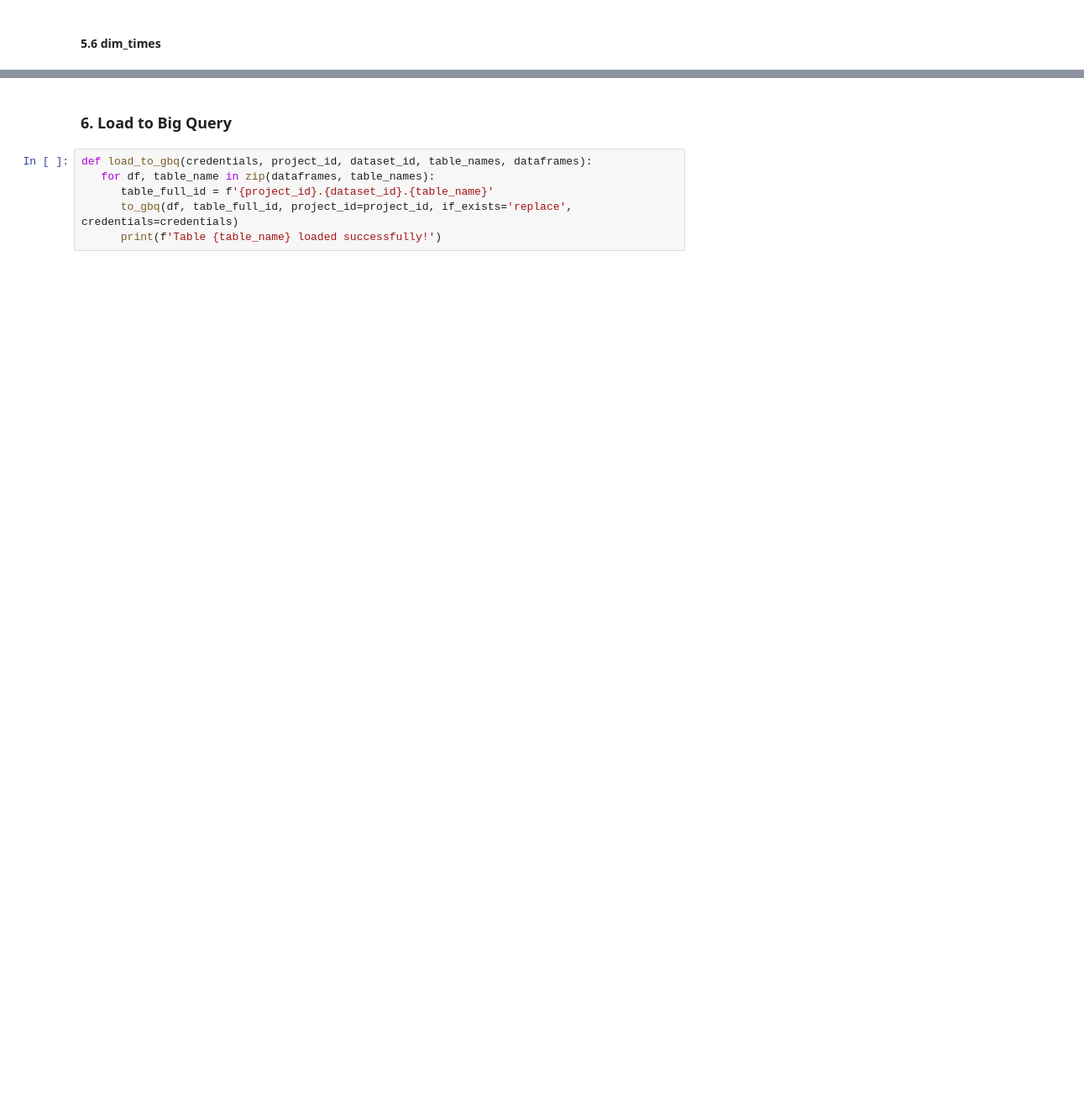
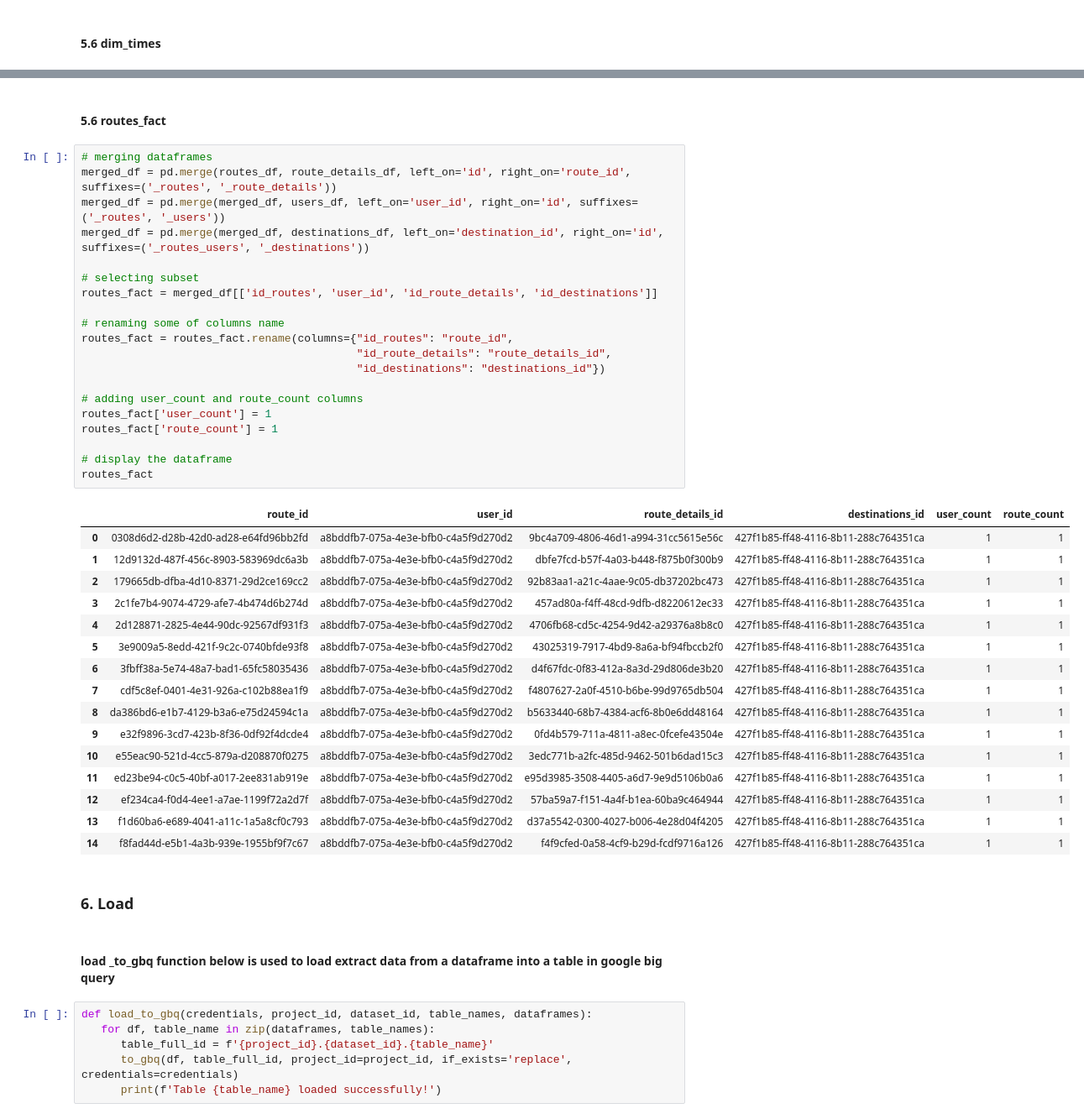
Before and after one commit to Capstone-Project-Sustain-Tour-Group-3/de-capstone, a Jupyter notebook: etl_pipeline_routes.ipynb, the cells around one changed output, grey strips where cells are left out. Shown at 84% size. Saved outputs shown, nothing was run; the diff lists cells and outputs as text; blank space fills up the shorter version.

Commit message:
etl-routes

```diff
--- a/etl_pipeline_routes.ipynb
+++ b/etl_pipeline_routes.ipynb
@@ -231,5 +286,46 @@ dim_times.head()
+# %% [markdown]
+#### 5.6 routes_fact
+# %%
+# merging dataframes
+merged_df = pd.merge(routes_df, route_details_df, left_on='id', right_on='route_id', suffixes=('_routes', '_route_details'))
+merged_df = pd.merge(merged_df, users_df, left_on='user_id', right_on='id', suffixes=('_routes', '_users'))
+merged_df = pd.merge(merged_df, destinations_df, left_on='destination_id', right_on='id', suffixes=('_routes_users', '_destinations'))
+
+# selecting subset
+routes_fact = merged_df[['id_routes', 'user_id', 'id_route_details', 'id_destinations']]
+
+# renaming some of columns name
+routes_fact = routes_fact.rename(columns={"id_routes": "route_id",
+                                          "id_route_details": "route_details_id",
+                                          "id_destinations": "destinations_id"})
+
+# adding user_count and route_count columns
+routes_fact['user_count'] = 1
+routes_fact['route_count'] = 1
+
+# display the dataframe
+routes_fact
+# %% [output]
+|  | route_id | user_id | route_details_id | destinations_id | user_count | route_count |
+| 0 | 0308d6d2-d28b-42d0-ad28-e64fd96bb2fd | a8bddfb7-075a-4e3e-bfb0-c4a5f9d270d2 | 9bc4a709-4806-46d1-a994-31cc5615e56c | 427f1b85-ff48-4116-8b11-288c764351ca | 1 | 1 |
+| 1 | 12d9132d-487f-456c-8903-583969dc6a3b | a8bddfb7-075a-4e3e-bfb0-c4a5f9d270d2 | dbfe7fcd-b57f-4a03-b448-f875b0f300b9 | 427f1b85-ff48-4116-8b11-288c764351ca | 1 | 1 |
+| 2 | 179665db-dfba-4d10-8371-29d2ce169cc2 | a8bddfb7-075a-4e3e-bfb0-c4a5f9d270d2 | 92b83aa1-a21c-4aae-9c05-db37202bc473 | 427f1b85-ff48-4116-8b11-288c764351ca | 1 | 1 |
+| 3 | 2c1fe7b4-9074-4729-afe7-4b474d6b274d | a8bddfb7-075a-4e3e-bfb0-c4a5f9d270d2 | 457ad80a-f4ff-48cd-9dfb-d8220612ec33 | 427f1b85-ff48-4116-8b11-288c764351ca | 1 | 1 |
+| 4 | 2d128871-2825-4e44-90dc-92567df931f3 | a8bddfb7-075a-4e3e-bfb0-c4a5f9d270d2 | 4706fb68-cd5c-4254-9d42-a29376a8b8c0 | 427f1b85-ff48-4116-8b11-288c764351ca | 1 | 1 |
+| 5 | 3e9009a5-8edd-421f-9c2c-0740bfde93f8 | a8bddfb7-075a-4e3e-bfb0-c4a5f9d270d2 | 43025319-7917-4bd9-8a6a-bf94fbccb2f0 | 427f1b85-ff48-4116-8b11-288c764351ca | 1 | 1 |
+| 6 | 3fbff38a-5e74-48a7-bad1-65fc58035436 | a8bddfb7-075a-4e3e-bfb0-c4a5f9d270d2 | d4f67fdc-0f83-412a-8a3d-29d806de3b20 | 427f1b85-ff48-4116-8b11-288c764351ca | 1 | 1 |
+| 7 | cdf5c8ef-0401-4e31-926a-c102b88ea1f9 | a8bddfb7-075a-4e3e-bfb0-c4a5f9d270d2 | f4807627-2a0f-4510-b6be-99d9765db504 | 427f1b85-ff48-4116-8b11-288c764351ca | 1 | 1 |
+| 8 | da386bd6-e1b7-4129-b3a6-e75d24594c1a | a8bddfb7-075a-4e3e-bfb0-c4a5f9d270d2 | b5633440-68b7-4384-acf6-8b0e6dd48164 | 427f1b85-ff48-4116-8b11-288c764351ca | 1 | 1 |
+| 9 | e32f9896-3cd7-423b-8f36-0df92f4dcde4 | a8bddfb7-075a-4e3e-bfb0-c4a5f9d270d2 | 0fd4b579-711a-4811-a8ec-0fcefe43504e | 427f1b85-ff48-4116-8b11-288c764351ca | 1 | 1 |
+| 10 | e55eac90-521d-4cc5-879a-d208870f0275 | a8bddfb7-075a-4e3e-bfb0-c4a5f9d270d2 | 3edc771b-a2fc-485d-9462-501b6dad15c3 | 427f1b85-ff48-4116-8b11-288c764351ca | 1 | 1 |
+| 11 | ed23be94-c0c5-40bf-a017-2ee831ab919e | a8bddfb7-075a-4e3e-bfb0-c4a5f9d270d2 | e95d3985-3508-4405-a6d7-9e9d5106b0a6 | 427f1b85-ff48-4116-8b11-288c764351ca | 1 | 1 |
+| 12 | ef234ca4-f0d4-4ee1-a7ae-1199f72a2d7f | a8bddfb7-075a-4e3e-bfb0-c4a5f9d270d2 | 57ba59a7-f151-4a4f-b1ea-60ba9c464944 | 427f1b85-ff48-4116-8b11-288c764351ca | 1 | 1 |
+| 13 | f1d60ba6-e689-4041-a11c-1a5a8cf0c793 | a8bddfb7-075a-4e3e-bfb0-c4a5f9d270d2 | d37a5542-0300-4027-b006-4e28d04f4205 | 427f1b85-ff48-4116-8b11-288c764351ca | 1 | 1 |
+| 14 | f8fad44d-e5b1-4a3b-939e-1955bf9f7c67 | a8bddfb7-075a-4e3e-bfb0-c4a5f9d270d2 | f4f9cfed-0a58-4cf9-b29d-fcdf9716a126 | 427f1b85-ff48-4116-8b11-288c764351ca | 1 | 1 |
 # %% [markdown]
-### 6. Load to Big Query
+### 6. Load
+# %% [markdown]
+#### load _to_gbq function below is used to load extract data from a dataframe into a table in google big query
 # %%
 def load_to_gbq(credentials, project_id, dataset_id, table_names, dataframes):
    for df, table_name in zip(dataframes, table_names):
```
Also changed, not shown: parts of 15 cells of this notebook.
